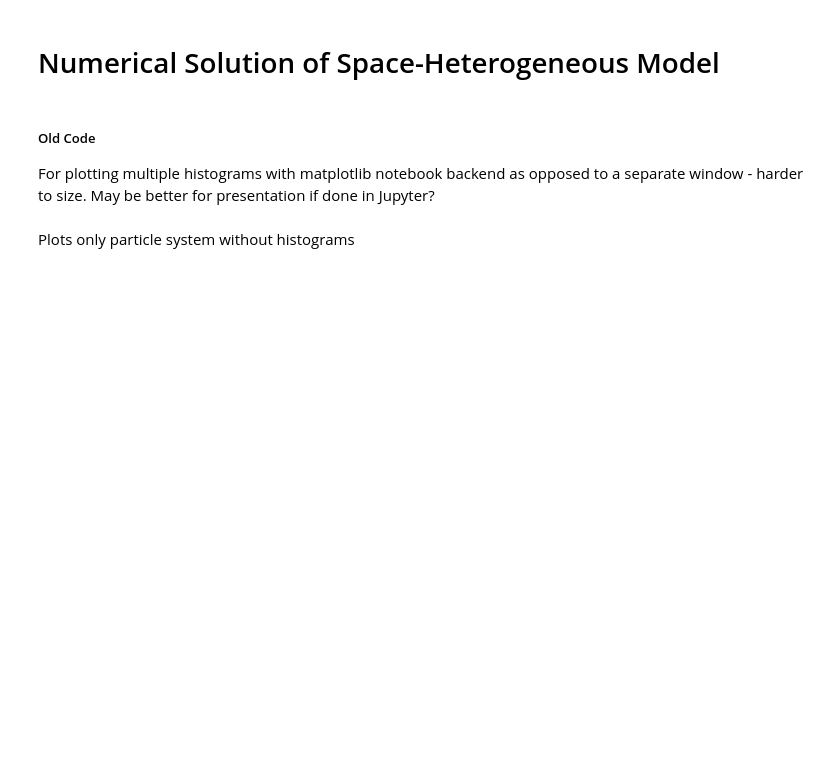
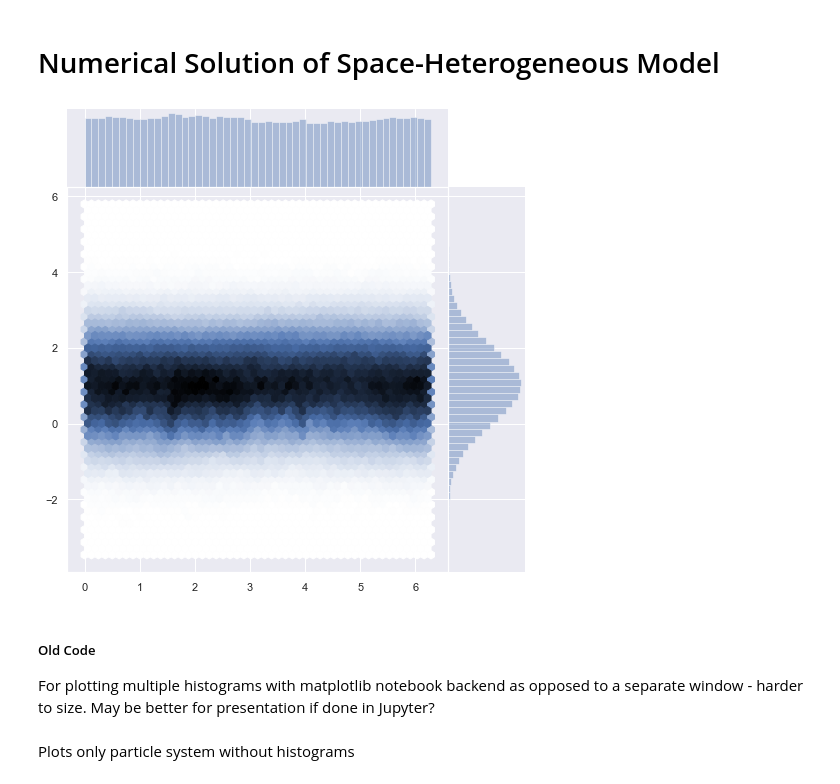
Before and after one commit to Tom271/InteractingParticleSystems, a Jupyter notebook: SpaceHet.ipynb, the cells around one changed output. Saved outputs shown, nothing was run; the diff lists cells and outputs as text; code cells hidden in the pictures; blank space fills up the shorter version.

```diff
--- a/SpaceHet.ipynb
+++ b/SpaceHet.ipynb
@@ -84,8 +85,14 @@ easyplt.plot_together(-1, t_1, x_1, v_1)
 t_1, x_1, v_1 = run_particle_model(particle_count=100, D=1,
                           initial_dist_x=np.pi/2,
                           initial_dist_v=uniform(low=0, high=1, size=100),
-                          dt=0.01, T_end=20, G=herd.step_G)
-conv_to_pos  = easyplt.anim_full(t_1, x_1, v_1, framestep=5)
+                          dt=0.01, T_end=200, G=herd.step_G)
+#conv_to_pos  = easyplt.anim_full(t_1, x_1, v_1, framestep=5)
+# %%
+%matplotlib inline
+g = sns.jointplot(x_1.flatten(), v_1.flatten(), kind="hex", height=7, space=0)
+# g = (sns.jointplot(x_1[-10:-1,].flatten(), v_1[-10:-1,].flatten(), color="k").plot_joint(sns.kdeplot, zorder=0, n_levels=6))
+# %% [output]
+[figure, added]
 # %%
 writer = animation.FFMpegWriter(fps=20, extra_args=['-vcodec', 'libx264'])
 conv_to_pos.save('conv_to_pos.mp4', writer=writer)
```
Also changed, not shown: parts of 1 cell of this notebook, 21 other files.
